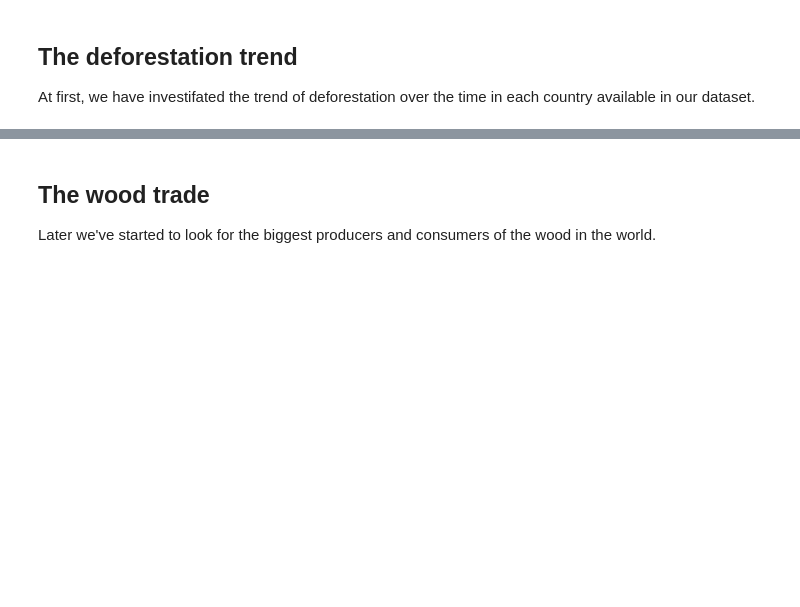
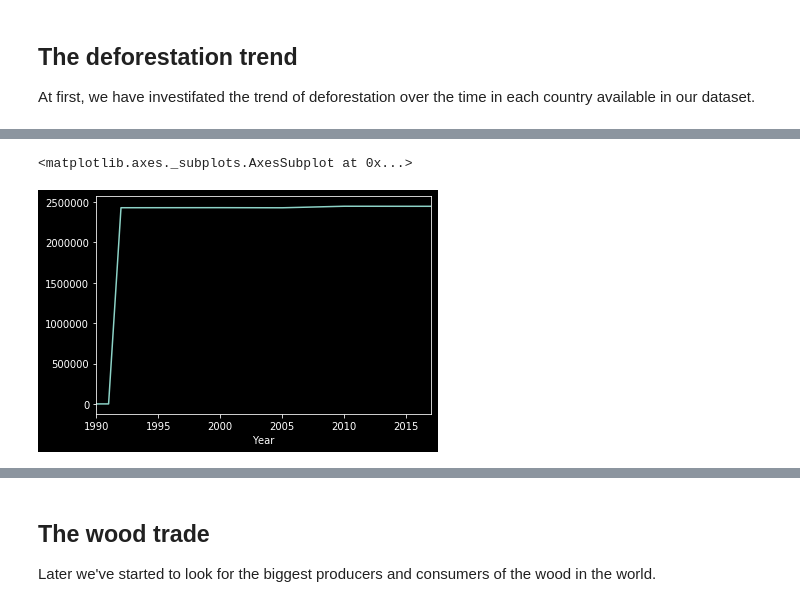
Before and after one commit to kostelansky17/disappearing_forests, a Jupyter notebook: main.ipynb, the cells around one changed output, grey strips where cells are left out. Saved outputs shown, nothing was run; the diff lists cells and outputs as text; code cells hidden in the pictures; blank space fills up the shorter version.

```diff
--- a/main.ipynb
+++ b/main.ipynb
@@ -21,0 +107,6 @@ forested_area_yearly.loc['Brazil'].plot()
+# %%
+# we can truly observe that there is an inconsistency in the data
+forested_area_yearly.loc["Russian Federation"].plot()
+# %% [output]
+<matplotlib.axes._subplots.AxesSubplot at 0x...>
+[figure, added]
```
Also changed, not shown: parts of 38 cells of this notebook.
